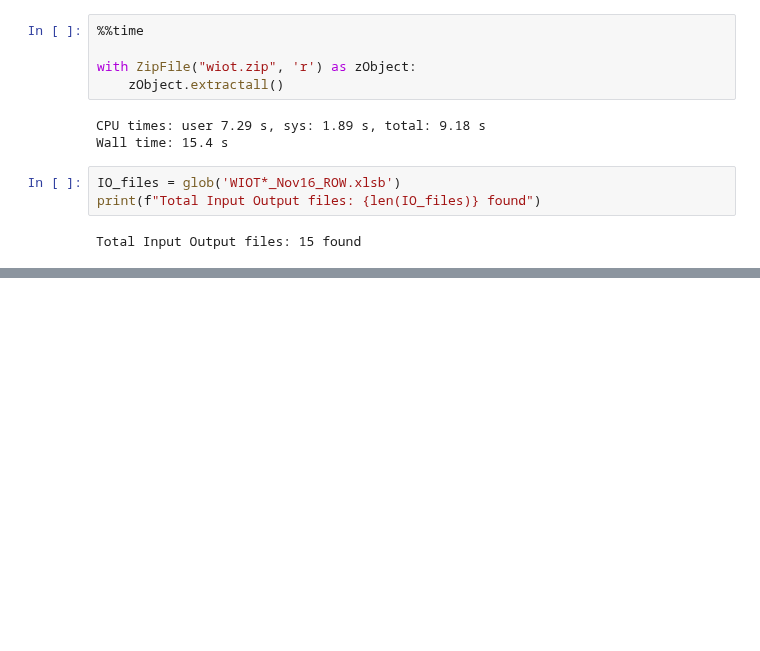
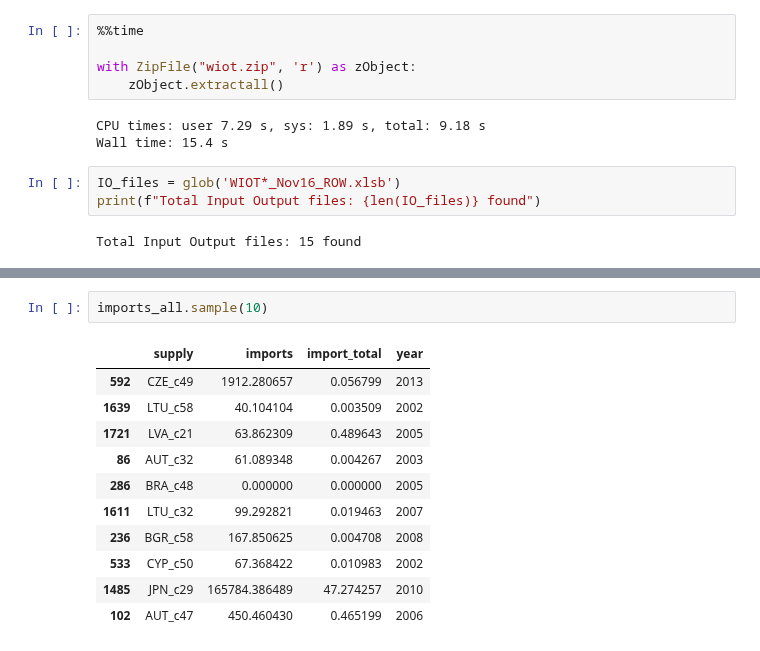
Before and after one commit to kavyajeetbora/ETL_wages, a Jupyter notebook: WIOD.ipynb, the cells around one changed output, grey strips where cells are left out. Saved outputs shown, nothing was run; the diff lists cells and outputs as text; blank space fills up the shorter version.

```diff
--- a/WIOD.ipynb
+++ b/WIOD.ipynb
@@ -671,0 +696,14 @@ for file in tqdm(IO_files):
+# %%
+imports_all.sample(10)
+# %% [output]
+|  | supply | imports | import_total | year |
+| 592 | CZE_c49 | 1912.280657 | 0.056799 | 2013 |
+| 1639 | LTU_c58 | 40.104104 | 0.003509 | 2002 |
+| 1721 | LVA_c21 | 63.862309 | 0.489643 | 2005 |
+| 86 | AUT_c32 | 61.089348 | 0.004267 | 2003 |
+| 286 | BRA_c48 | 0.000000 | 0.000000 | 2005 |
+| 1611 | LTU_c32 | 99.292821 | 0.019463 | 2007 |
+| 236 | BGR_c58 | 167.850625 | 0.004708 | 2008 |
+| 533 | CYP_c50 | 67.368422 | 0.010983 | 2002 |
+| 1485 | JPN_c29 | 165784.386489 | 47.274257 | 2010 |
+| 102 | AUT_c47 | 450.460430 | 0.465199 | 2006 |
```
Also changed, not shown: parts of 3 cells of this notebook.
